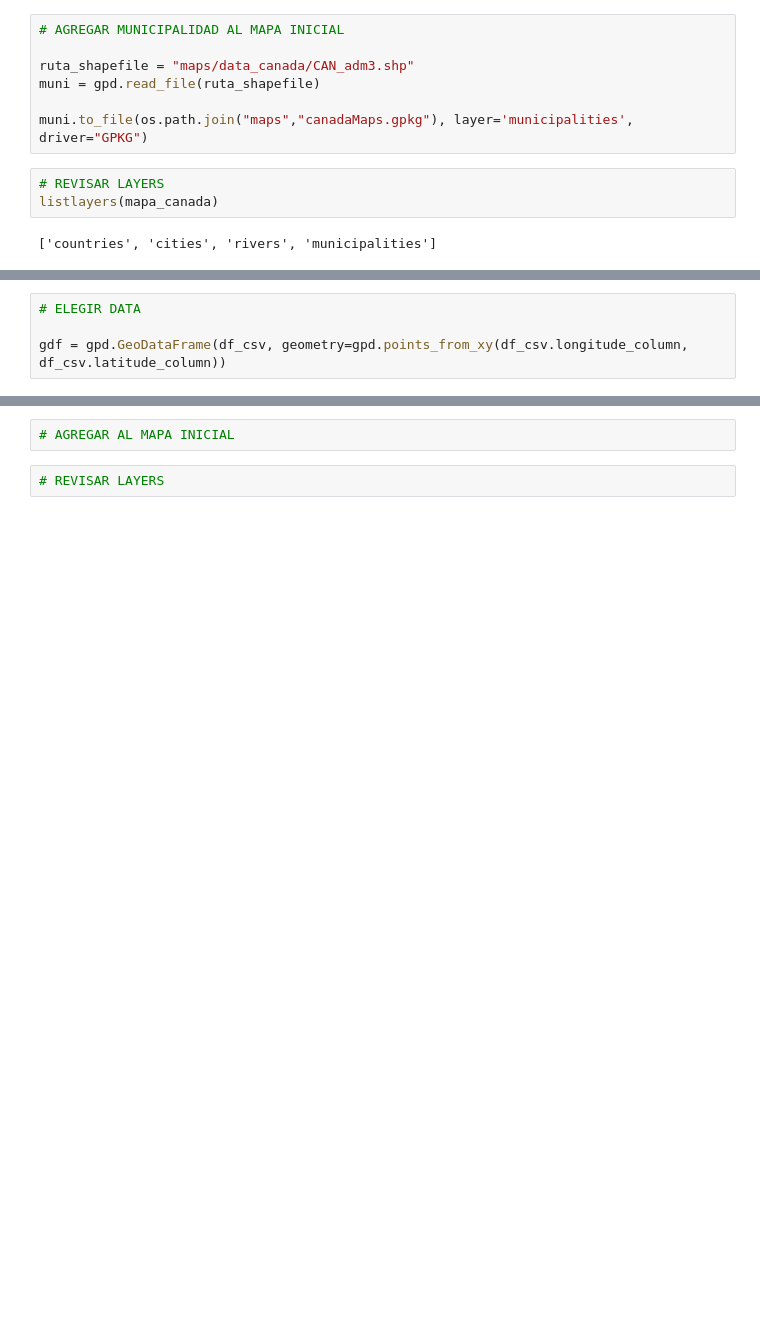
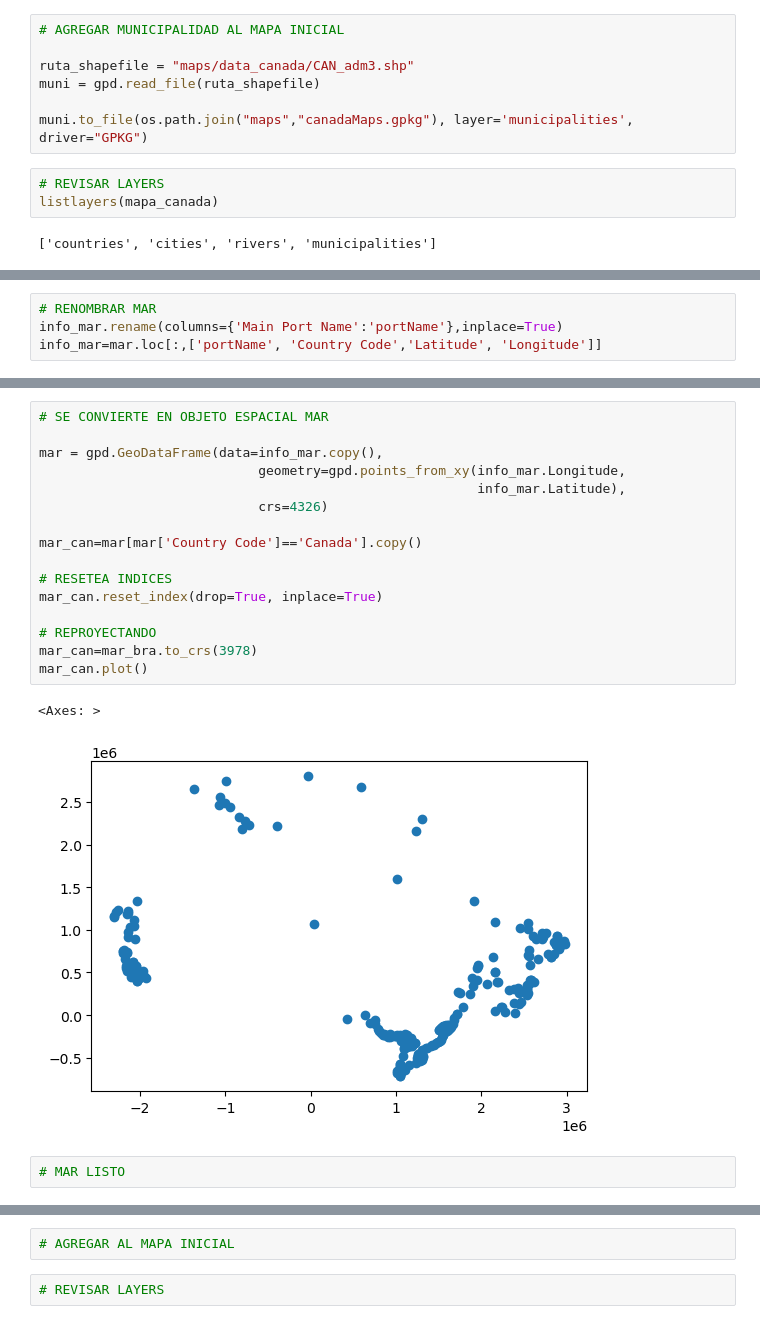
Before and after one commit to CarolinaPUCP/ACTI_FINAL, a Jupyter notebook: Untitled.ipynb, the cells around one changed output, grey strips where cells are left out. Cells and saved outputs as stored; diff of their text form; blank space fills up the shorter version.

```diff
--- a/Untitled.ipynb
+++ b/Untitled.ipynb
@@ -65,2 +160,6 @@ UnicodeDecodeError: 'utf-8' codec can't decode byte 0xc1 in position 37: invalid
+# %%
+# RENOMBRAR MAR
+info_mar.rename(columns={'Main Port Name':'portName'},inplace=True)
+info_mar=mar.loc[:,['portName', 'Country Code','Latitude', 'Longitude']]
 # %%
 # REVISAR INDEX PARA SELECCIONAR LATITUDES Y LONGITUDES
@@ -67,4 +181,21 @@ UnicodeDecodeError: 'utf-8' codec can't decode byte 0xc1 in position 37: invalid
-# %%
-# ELEGIR DATA
-
-gdf = gpd.GeoDataFrame(df_csv, geometry=gpd.points_from_xy(df_csv.longitude_column, df_csv.latitude_column))
+# %%
+# SE CONVIERTE EN OBJETO ESPACIAL MAR
+
+mar = gpd.GeoDataFrame(data=info_mar.copy(),
+                            geometry=gpd.points_from_xy(info_mar.Longitude,
+                                                        info_mar.Latitude),
+                            crs=4326)
+
+mar_can=mar[mar['Country Code']=='Canada'].copy()
+
+# RESETEA INDICES
+mar_can.reset_index(drop=True, inplace=True)
+
+# REPROYECTANDO
+mar_can=mar_bra.to_crs(3978)
+mar_can.plot()
+# %% [output]
+<Axes: >
+[figure, added]
+# %%
+# MAR LISTO
```
Also changed, not shown: parts of 13 cells of this notebook, 2 other files.
